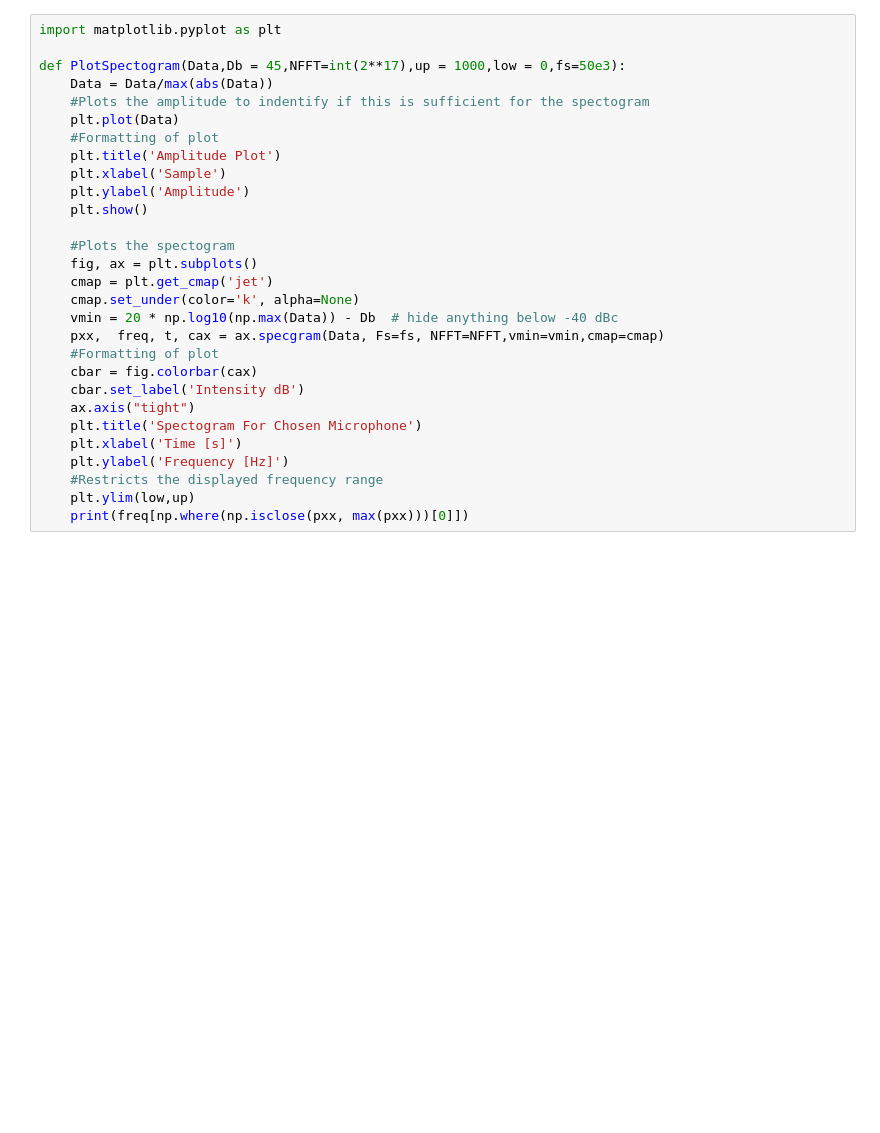
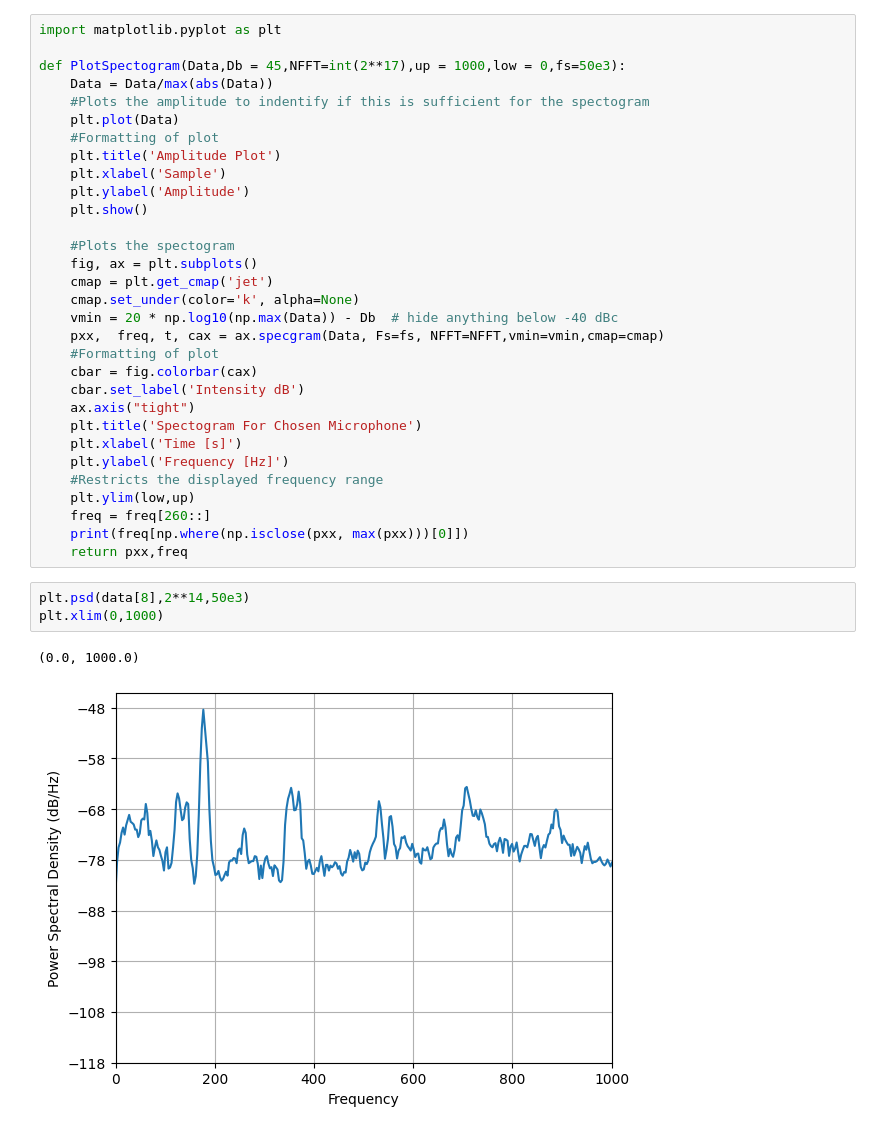
Before and after one commit to WoutBarrez/TAS-GroupD02, a Jupyter notebook: Spectogram.ipynb, the cells around one changed output. Saved outputs shown, nothing was run; the diff lists cells and outputs as text; blank space fills up the shorter version.

```diff
--- a/Spectogram.ipynb
+++ b/Spectogram.ipynb
@@ -43,5 +43,13 @@ def PlotSpectogram(Data,Db = 45,NFFT=int(2**17),up = 1000,low = 0,fs=50e3):
     plt.ylabel('Frequency [Hz]')
     #Restricts the displayed frequency range
     plt.ylim(low,up)
+    freq = freq[260::]
     print(freq[np.where(np.isclose(pxx, max(pxx)))[0]])
+    return pxx,freq
+# %%
+plt.psd(data[8],2**14,50e3)
+plt.xlim(0,1000)
+# %% [output]
+(0.0, 1000.0)
+[figure, added]
 # %%
```
Also changed, not shown: parts of 3 cells of this notebook.
